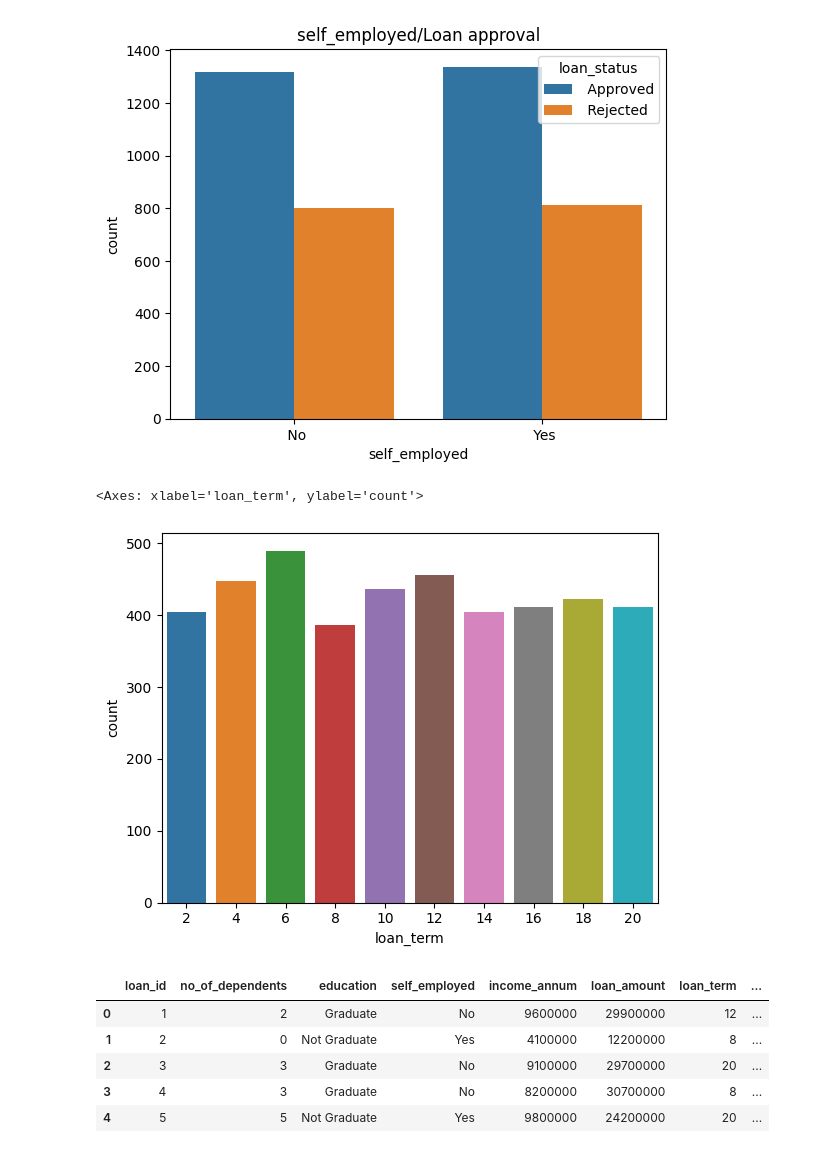
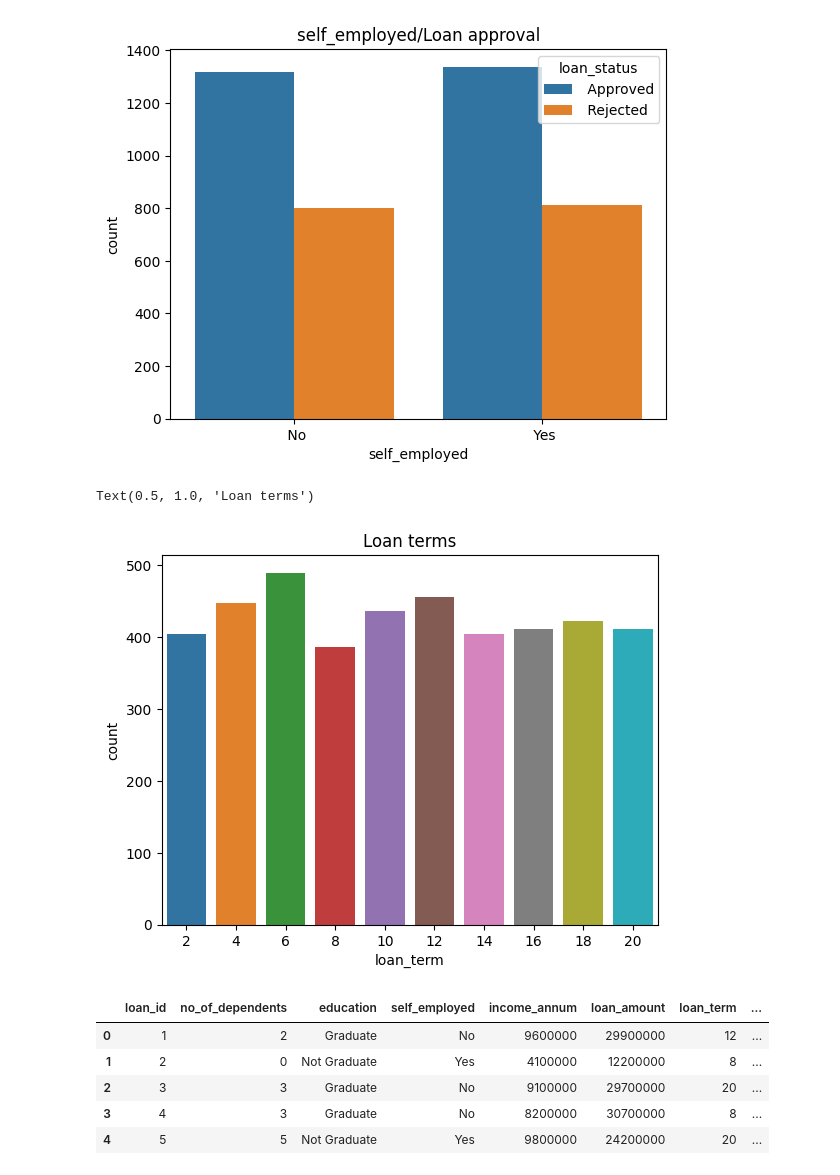
Before and after one commit to Bytecode-Magnum/Loan_Approva_Rejection_EDA_Prediction, a Jupyter notebook: Loan_approval_prediction.ipynb, the cells around one changed output. Saved outputs shown, nothing was run; the diff lists cells and outputs as text; code cells hidden in the pictures.

```diff
--- a/Loan_approval_prediction.ipynb
+++ b/Loan_approval_prediction.ipynb
@@ -77,9 +77,10 @@ plt.title('self_employed/Loan approval');
 [figure]
 # %%
 sns.countplot(x=df['loan_term'])
+plt.title("Loan terms")
 # %% [output]
-<Axes: xlabel='loan_term', ylabel='count'>
+Text(0.5, 1.0, 'Loan terms')
-[figure, old version]
+[figure, new version]
 # %%
 df.head()
 # %% [output]
```
Also changed, not shown: parts of 6 cells of this notebook.
